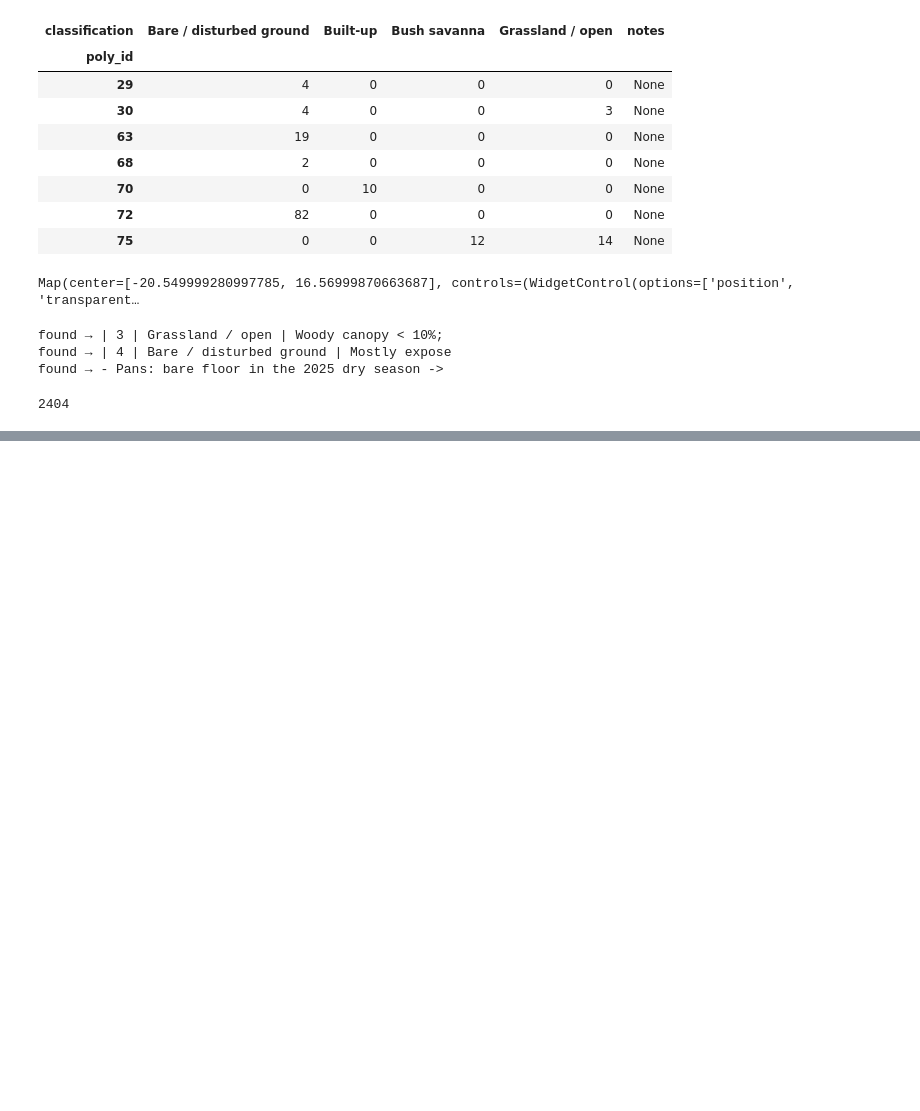
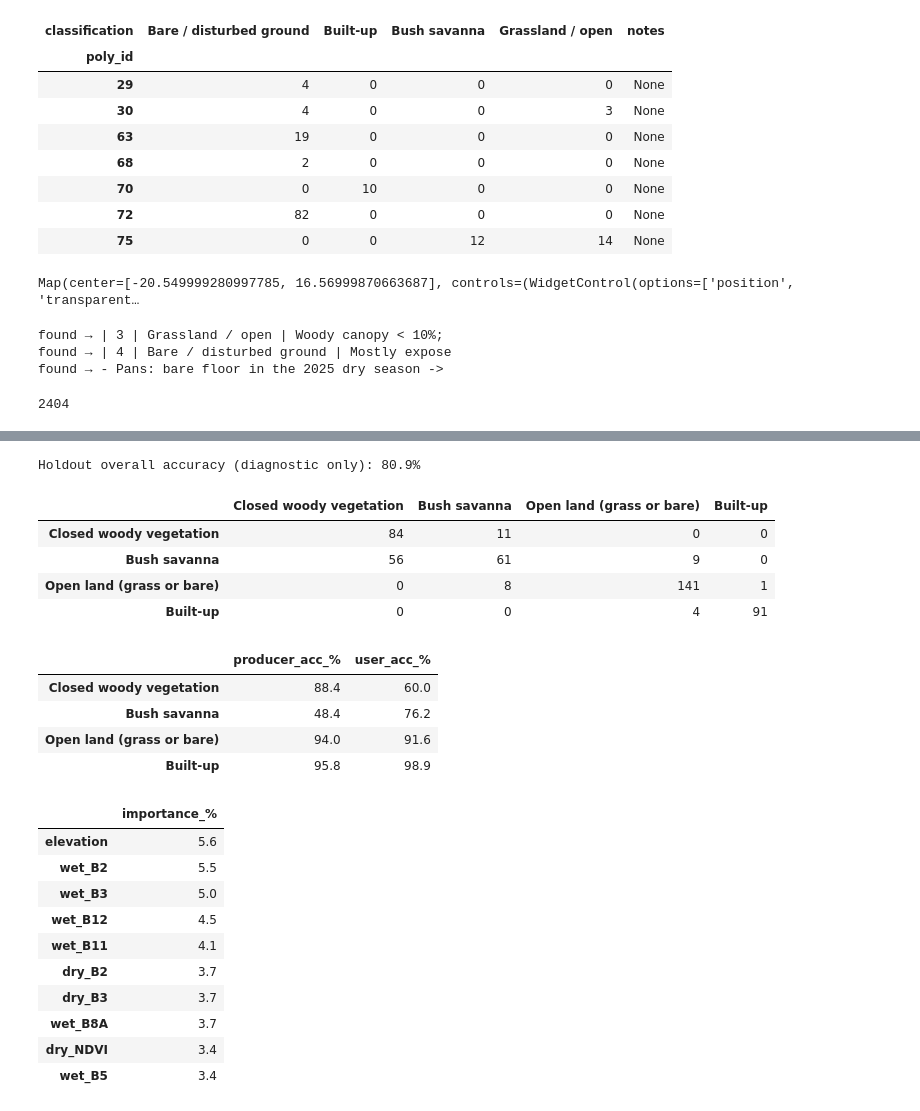
Before and after one commit to ybrosig-geo/namibia-baseline-pack-demo, a Jupyter notebook: notebooks/05_rf_spectral.ipynb, the cells around one changed output, grey strips where cells are left out. Saved outputs shown, nothing was run; the diff lists cells and outputs as text; code cells hidden in the pictures; blank space fills up the shorter version.

```diff
--- a/notebooks/05_rf_spectral.ipynb
+++ b/notebooks/05_rf_spectral.ipynb
@@ -380,0 +490,25 @@ found → - Pans: bare floor in the 2025 dry season ->
+# %%
+import hashlib, time
+import baseline_pack.samples as sp; importlib.reload(sp)
+
+fp = hashlib.md5(open("data/vector/training.gpkg", "rb").read()).hexdigest()[:8]
+CSV = f"outputs/tables/training_pixels_2025_{fp}.csv"
+if Path(CSV).exists():
+    px = pd.read_csv(CSV); print("Loaded saved pixels:", CSV)
+else:
+    print("Extracting pixels (one-time background export, a few minutes)…")
+    px = sp.extract_pixels_to_csv(stack, train_gdf, CSV, name=f"training_pixels_{fp}")
+
+px = px.dropna(subset=FEATURES)
+cfg = yaml.safe_load(open("config.yaml"))
+REMAP = {int(k): v for k, v in cfg["label_remap"].items()}
+px["class_id"] = px["class_id"].map(REMAP)
+train_gdf["class_id"] = train_gdf["class_id"].map(REMAP)
+NAMES = {int(k): v["name"] for k, v in cfg["classes"].items()}
+PALETTE = [cfg["classes"][k]["color"].lstrip("#") for k in sorted(cfg["classes"])]
+CLASSES = sorted(NAMES)
+bal = sp.balance(px)
+print("All pixels in polygons:"); display(px.groupby(["class_id", "split"]).size().unstack())
+print("Pixels used by the model:"); display(bal.groupby(["class_id", "split"]).size().unstack())
+
+balanced = sp.to_fc(bal, FEATURES)     # replaces the old server-side 'balanced'
@@ -380,0 +531,34 @@ found → - Pans: bare floor in the 2025 dry season ->
+# %%
+train_s = balanced.filter(ee.Filter.eq("split", "train"))
+test_s = balanced.filter(ee.Filter.eq("split", "test"))
+clf_diag = cl.train_rf(train_s, FEATURES)
+
+cm, per_class, oa = cl.holdout_check(clf_diag, test_s, CLASSES, NAMES)
+print(f"Holdout overall accuracy (diagnostic only): {oa}%")
+display(cm, per_class)
+
+imp = pd.Series(clf_diag.explain().get("importance").getInfo()).sort_values(ascending=False)
+display((100 * imp / imp.sum()).round(1).head(10).to_frame("importance_%"))
+# %% [output]
+Holdout overall accuracy (diagnostic only): 80.9%
+|  | Closed woody vegetation | Bush savanna | Open land (grass or bare) | Built-up |
+| Closed woody vegetation | 84 | 11 | 0 | 0 |
+| Bush savanna | 56 | 61 | 9 | 0 |
+| Open land (grass or bare) | 0 | 8 | 141 | 1 |
+| Built-up | 0 | 0 | 4 | 91 |
+|  | producer_acc_% | user_acc_% |
+| Closed woody vegetation | 88.4 | 60.0 |
+| Bush savanna | 48.4 | 76.2 |
+| Open land (grass or bare) | 94.0 | 91.6 |
+| Built-up | 95.8 | 98.9 |
+|  | importance_% |
+| elevation | 5.6 |
+| wet_B2 | 5.5 |
+| wet_B3 | 5.0 |
+| wet_B12 | 4.5 |
+| wet_B11 | 4.1 |
+| dry_B2 | 3.7 |
+| dry_B3 | 3.7 |
+| wet_B8A | 3.7 |
+| dry_NDVI | 3.4 |
+| wet_B5 | 3.4 |
```
Also changed, not shown: parts of 17 cells of this notebook, 5 other files.
